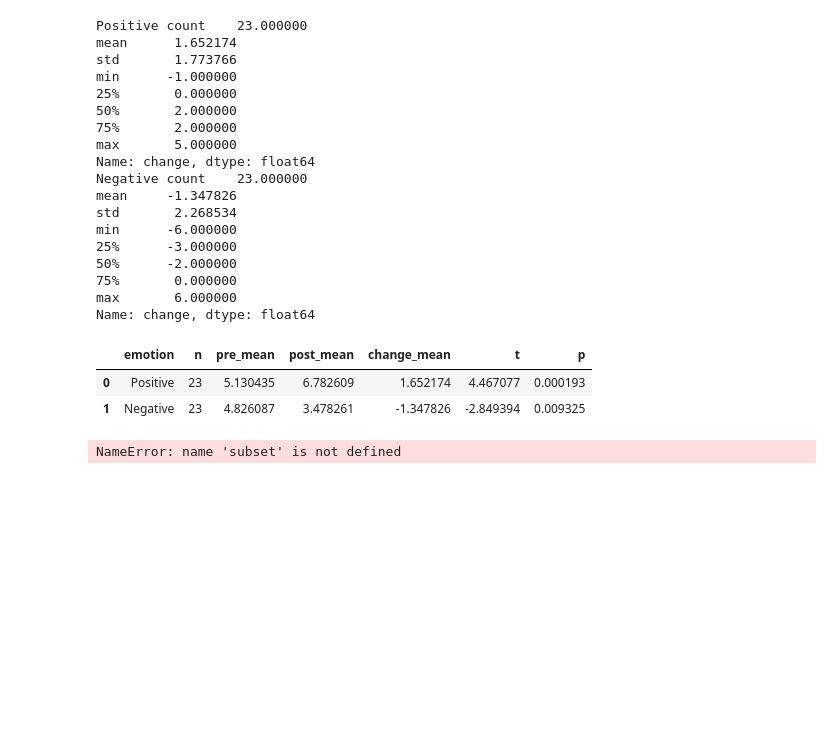
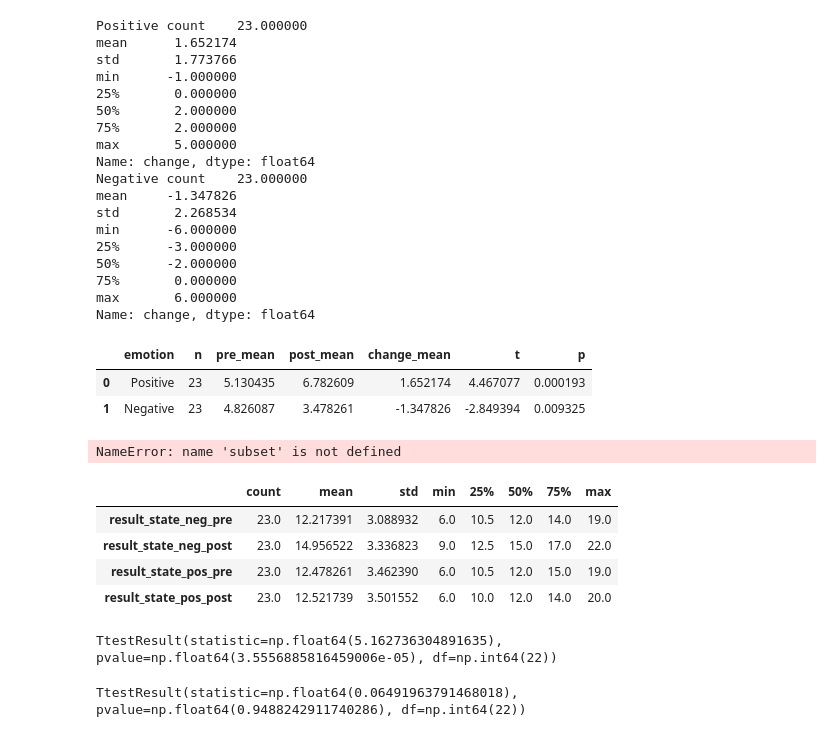
Before and after one commit to Neurocognitive-Engineering-Laboratory/experiment-crossover-emotion, a Jupyter notebook: notebooks/03_manipulation_check.ipynb, the cells around one changed output. Cells and saved outputs as stored; diff of their text form; code cells hidden in the pictures; blank space fills up the shorter version.

```diff
--- a/notebooks/03_manipulation_check.ipynb
+++ b/notebooks/03_manipulation_check.ipynb
@@ -556,3 +558,20 @@ dz = paired_cohens_d(
 )
 # %% [output]
 NameError: name 'subset' is not defined
+# %%
+state_columns = [
+    "result_state_neg_pre",
+    "result_state_neg_post",
+    "result_state_pos_pre",
+    "result_state_pos_post",
+]
+
+participant_data[
+    state_columns
+].describe().T
+# %% [output]
+|  | count | mean | std | min | 25% | 50% | 75% | max |
+| result_state_neg_pre | 23.0 | 12.217391 | 3.088932 | 6.0 | 10.5 | 12.0 | 14.0 | 19.0 |
+| result_state_neg_post | 23.0 | 14.956522 | 3.336823 | 9.0 | 12.5 | 15.0 | 17.0 | 22.0 |
+| result_state_pos_pre | 23.0 | 12.478261 | 3.462390 | 6.0 | 10.5 | 12.0 | 15.0 | 19.0 |
+| result_state_pos_post | 23.0 | 12.521739 | 3.501552 | 6.0 | 10.0 | 12.0 | 14.0 | 20.0 |
@@ -558,0 +602,15 @@ NameError: name 'subset' is not defined
+# %%
+negative_state_test = (
+    stats.ttest_rel(
+        negative_state[
+            "result_state_neg_post"
+        ],
+        negative_state[
+            "result_state_neg_pre"
+        ],
+    )
+)
+
+negative_state_test
+# %% [output]
+TtestResult(statistic=np.float64(5.162736304891635), pvalue=np.float64(3.5556885816459006e-05), df=np.int64(22))
@@ -558,0 +641,15 @@ NameError: name 'subset' is not defined
+# %%
+positive_state_test = (
+    stats.ttest_rel(
+        positive_state[
+            "result_state_pos_post"
+        ],
+        positive_state[
+            "result_state_pos_pre"
+        ],
+    )
+)
+
+positive_state_test
+# %% [output]
+TtestResult(statistic=np.float64(0.06491963791468018), pvalue=np.float64(0.9488242911740286), df=np.int64(22))
```
Also changed, not shown: parts of 16 cells of this notebook, 19 other files.
